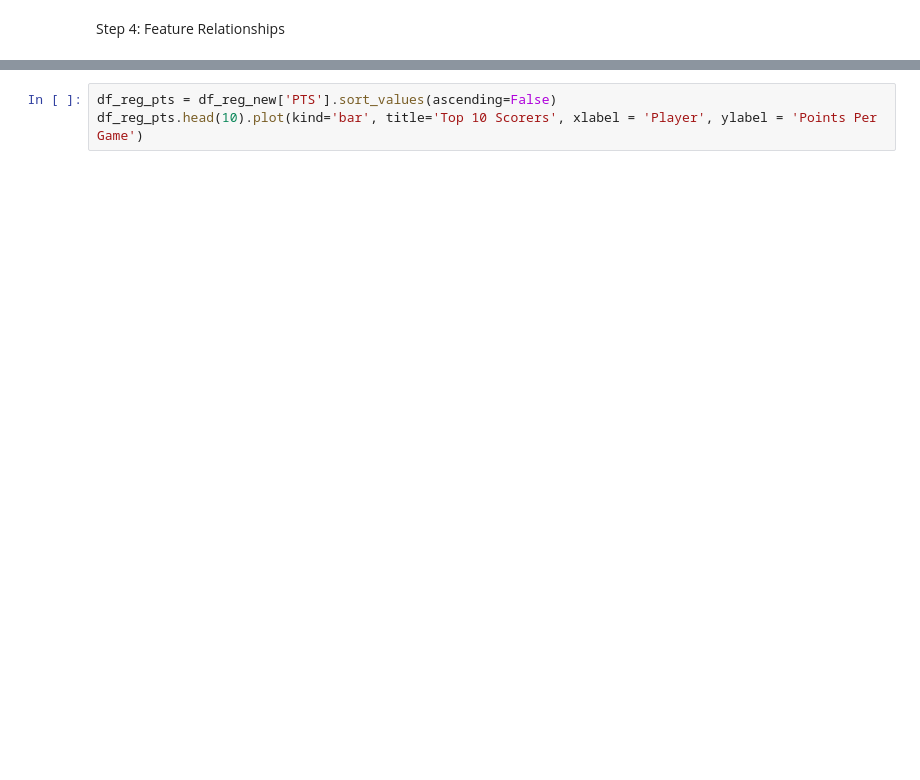
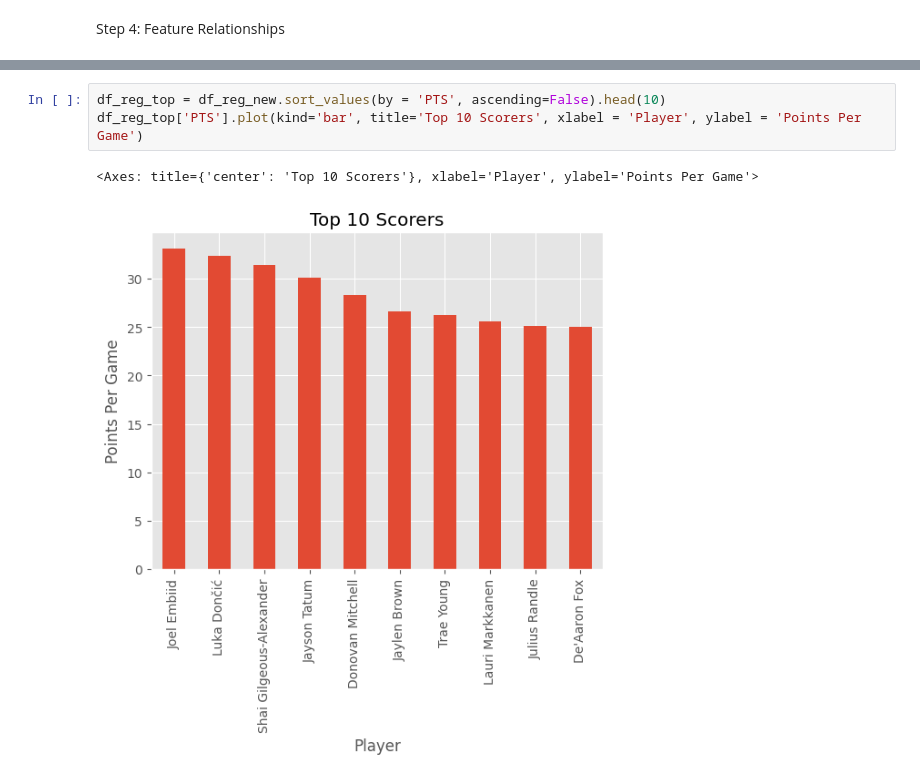
Before and after one commit to kerinraybanes/NBA_2022-2023, a Jupyter notebook: nba_regular_stats.ipynb, the cells around one changed output, grey strips where cells are left out. Drawn from its saved outputs; the diff is of its cells as text; blank space fills up the shorter version.

```diff
--- a/nba_regular_stats.ipynb
+++ b/nba_regular_stats.ipynb
@@ -67,3 +151,6 @@ Step 4: Feature Relationships
 # %%
-df_reg_pts = df_reg_new['PTS'].sort_values(ascending=False)
-df_reg_pts.head(10).plot(kind='bar', title='Top 10 Scorers', xlabel = 'Player', ylabel = 'Points Per Game')
+df_reg_top = df_reg_new.sort_values(by = 'PTS', ascending=False).head(10)
+df_reg_top['PTS'].plot(kind='bar', title='Top 10 Scorers', xlabel = 'Player', ylabel = 'Points Per Game')
+# %% [output]
+<Axes: title={'center': 'Top 10 Scorers'}, xlabel='Player', ylabel='Points Per Game'>
+[figure, added]
```
Also changed, not shown: parts of 16 cells of this notebook.
